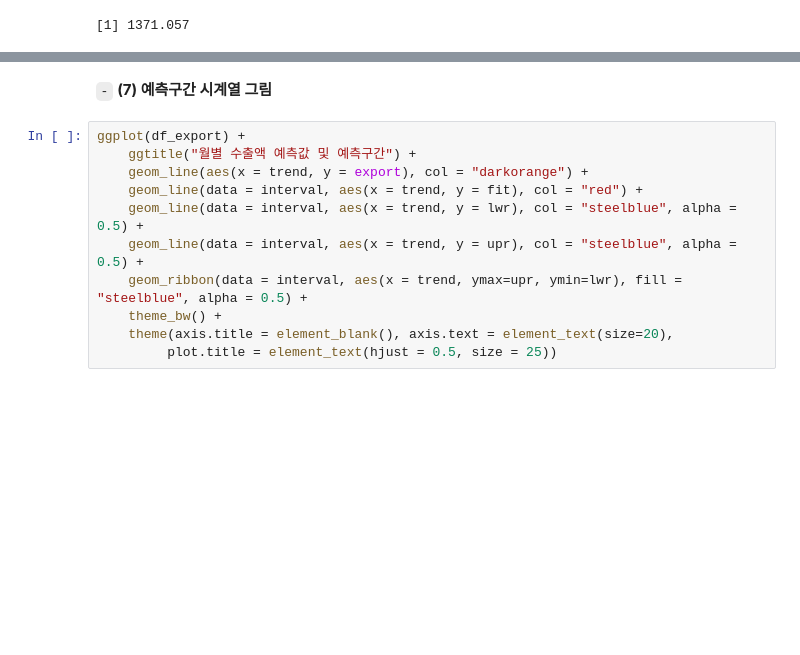
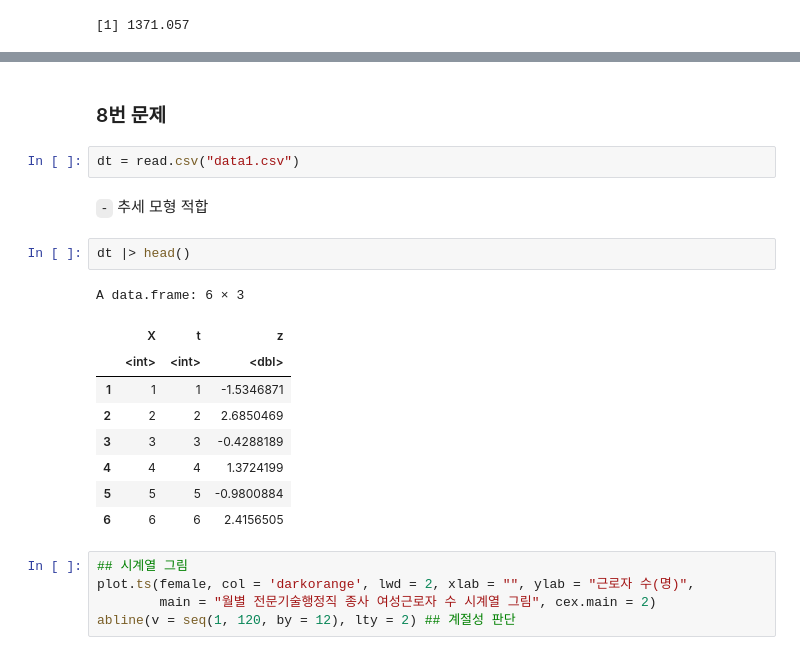
Before and after one commit to HollyRiver/TS2024, a Jupyter notebook: hw/code.ipynb, the cells around one changed output, grey strips where cells are left out. Drawn from its saved outputs; the diff is of its cells as text; blank space fills up the shorter version.

```diff
--- a/hw/code.ipynb
+++ b/hw/code.ipynb
@@ -356,13 +317,23 @@ new_data = data.frame(
-# %% [markdown]
-`-` **(7) 예측구간 시계열 그림**
-# %%
-ggplot(df_export) +
-    ggtitle("월별 수출액 예측값 및 예측구간") +
-    geom_line(aes(x = trend, y = export), col = "darkorange") +
-    geom_line(data = interval, aes(x = trend, y = fit), col = "red") +
-    geom_line(data = interval, aes(x = trend, y = lwr), col = "steelblue", alpha = 0.5) +
-    geom_line(data = interval, aes(x = trend, y = upr), col = "steelblue", alpha = 0.5) +
-    geom_ribbon(data = interval, aes(x = trend, ymax=upr, ymin=lwr), fill = "steelblue", alpha = 0.5) +
-    theme_bw() +
-    theme(axis.title = element_blank(), axis.text = element_text(size=20),
-         plot.title = element_text(hjust = 0.5, size = 25))
+# %% [markdown]
+### 8번 문제
+# %%
+dt = read.csv("data1.csv")
+# %% [markdown]
+`-` 추세 모형 적합
+# %%
+dt |> head()
+# %% [output]
+A data.frame: 6 × 3
+|  | X | t | z |
+|  | <int> | <int> | <dbl> |
+| 1 | 1 | 1 | -1.5346871 |
+| 2 | 2 | 2 | 2.6850469 |
+| 3 | 3 | 3 | -0.4288189 |
+| 4 | 4 | 4 | 1.3724199 |
+| 5 | 5 | 5 | -0.9800884 |
+| 6 | 6 | 6 | 2.4156505 |
+# %%
+## 시계열 그림
+plot.ts(female, col = 'darkorange', lwd = 2, xlab = "", ylab = "근로자 수(명)",
+        main = "월별 전문기술행정직 종사 여성근로자 수 시계열 그림", cex.main = 2)
+abline(v = seq(1, 120, by = 12), lty = 2) ## 계절성 판단
```
Also changed, not shown: parts of 4 cells of this notebook.
